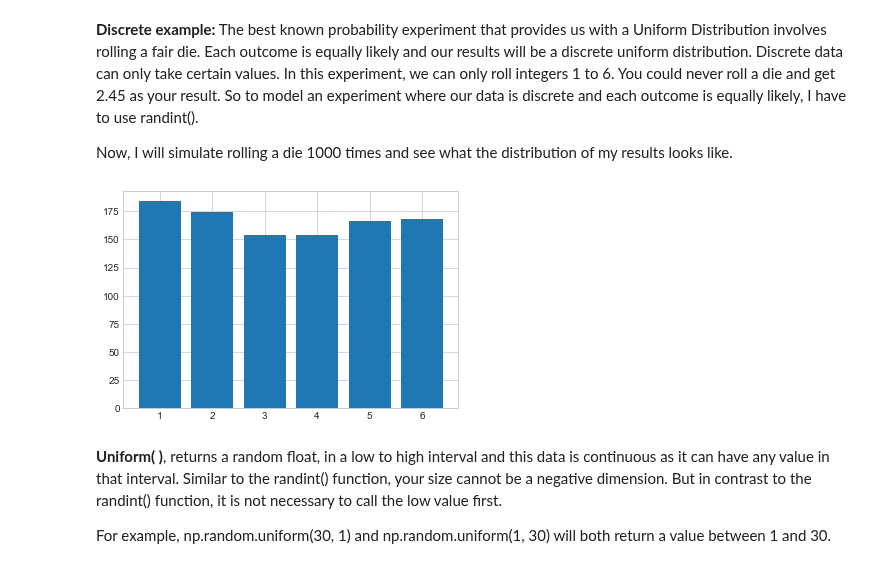
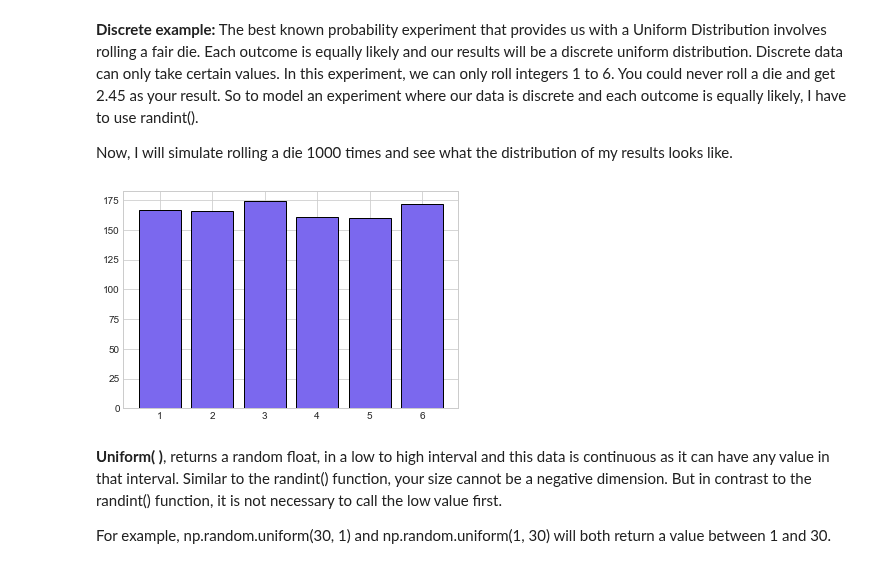
Before and after one commit to MarionMcG/numpy.random, a Jupyter notebook: numpy-random.ipynb, the cells around one changed output. Drawn from its saved outputs; the diff is of its cells as text; code cells hidden in the pictures.

```diff
--- a/numpy-random.ipynb
+++ b/numpy-random.ipynb
@@ -334,11 +334,11 @@ Now, I will simulate rolling a die 1000 times and see what the distribution of m
 # %%
 dice = np.random.randint(1, 7, 1000)
 count = collections.Counter(dice).values()
 x = [1, 2, 3, 4, 5, 6]
-plt.bar(x, count)
+plt.bar(x, count, color = 'mediumslateblue', edgecolor = 'k')
 plt.show()
 # %% [output]
-[figure, old version]
+[figure, new version]
 # %% [markdown]
 **Uniform( )**, returns a random float, in a low to high interval and this data is continuous as it can have any value in that interval. Similar to the randint() function, your size cannot be a negative dimension. But in contrast to the randint() function, it is not necessary to call the low value first.
 
```
Also changed, not shown: parts of 16 cells of this notebook.
